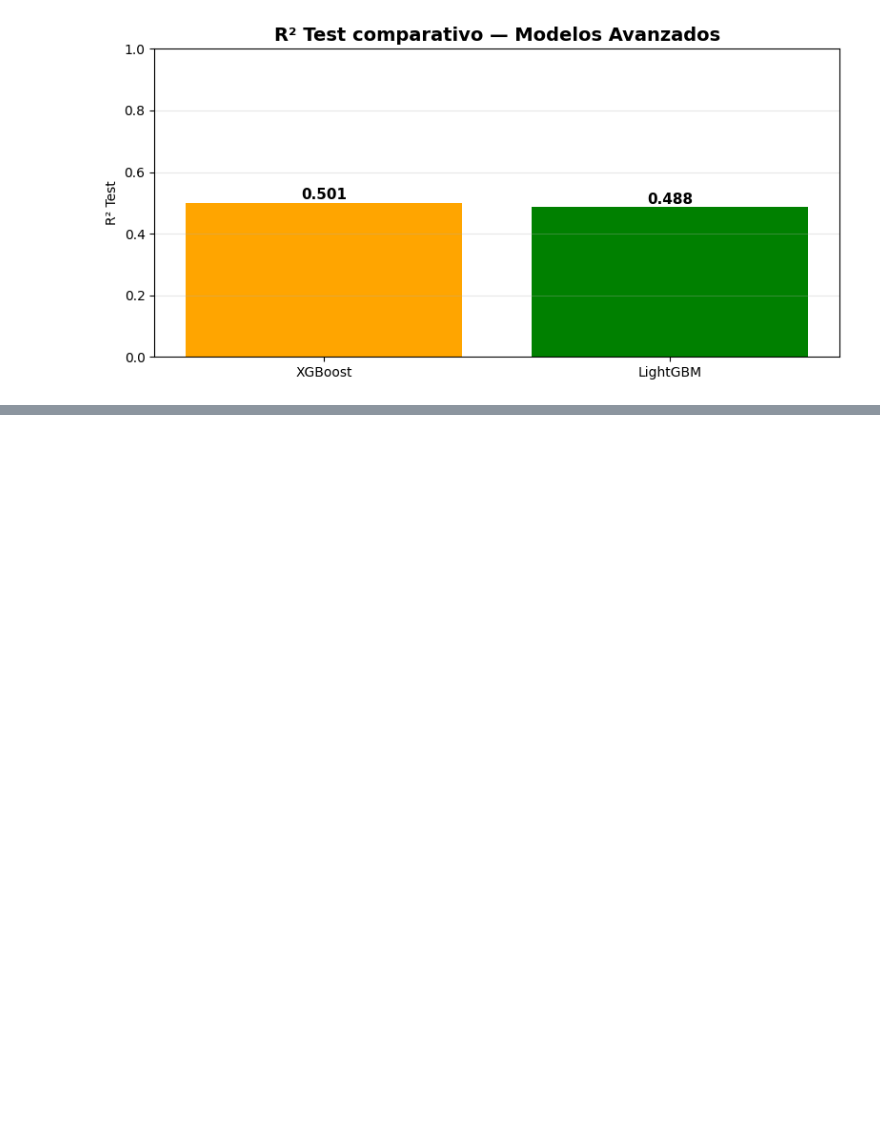
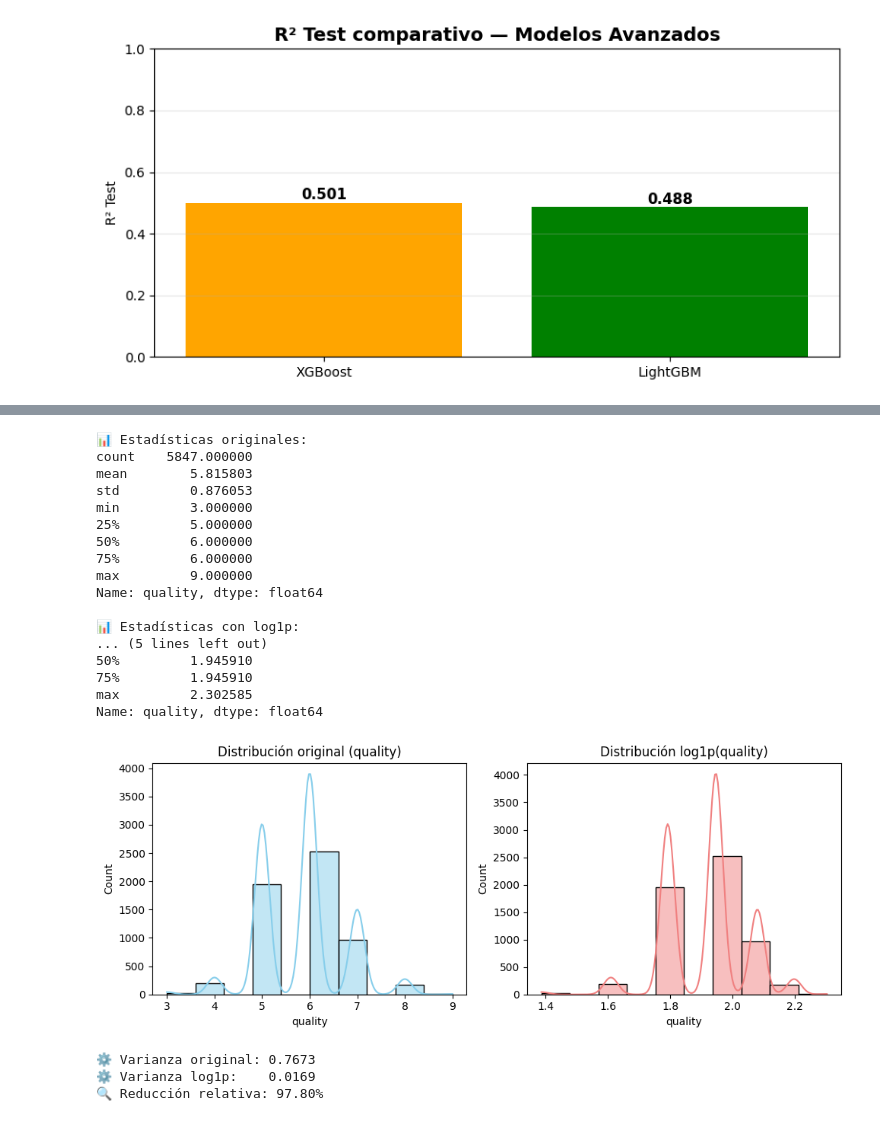
Before and after one commit to anamariaSemanate/ml-tarea1-vinos, a Jupyter notebook: notebooks/03_regresion.ipynb, the cells around one changed output, grey strips where cells are left out. Cells and saved outputs as stored; diff of their text form; code cells hidden in the pictures; blank space fills up the shorter version.

```diff
--- a/notebooks/03_regresion.ipynb
+++ b/notebooks/03_regresion.ipynb
@@ -1693,0 +2357,55 @@ KeyboardInterrupt:
+# %%
+# ===============================================================
+# 🔎 Mini experimento: impacto del logaritmo sobre la variable quality
+# ===============================================================
+
+import matplotlib.pyplot as plt
+import seaborn as sns
+import numpy as np
+
+y = Data_regres_filtrado['quality']
+y_log = np.log1p(y)  # Transformación logarítmica
+
+# 1️⃣ Estadísticas básicas
+print("📊 Estadísticas originales:")
+print(y.describe())
+print("\n📊 Estadísticas con log1p:")
+print(pd.Series(y_log).describe())
+
+# 2️⃣ Gráficas comparativas
+fig, axes = plt.subplots(1, 2, figsize=(10, 4))
+sns.histplot(y, kde=True, bins=10, ax=axes[0], color='skyblue', edgecolor='black')
+axes[0].set_title("Distribución original (quality)")
+sns.histplot(y_log, kde=True, bins=10, ax=axes[1], color='lightcoral', edgecolor='black')
+axes[1].set_title("Distribución log1p(quality)")
+plt.tight_layout()
+plt.show()
+
+# 3️⃣ Varianza antes y después
+var_original = np.var(y)
+var_log = np.var(y_log)
+print(f"⚙️ Varianza original: {var_original:.4f}")
+print(f"⚙️ Varianza log1p:    {var_log:.4f}")
+print(f"🔍 Reducción relativa: {(1 - var_log/var_original)*100:.2f}%")
+# %% [output]
+📊 Estadísticas originales:
+count    5847.000000
+mean        5.815803
+std         0.876053
+min         3.000000
+25%         5.000000
+50%         6.000000
+75%         6.000000
+max         9.000000
+Name: quality, dtype: float64
+
+📊 Estadísticas con log1p:
+... (5 lines left out)
+50%         1.945910
+75%         1.945910
+max         2.302585
+Name: quality, dtype: float64
+[figure, added]
+⚙️ Varianza original: 0.7673
+⚙️ Varianza log1p:    0.0169
+🔍 Reducción relativa: 97.80%
```
Also changed, not shown: parts of 29 cells of this notebook.
